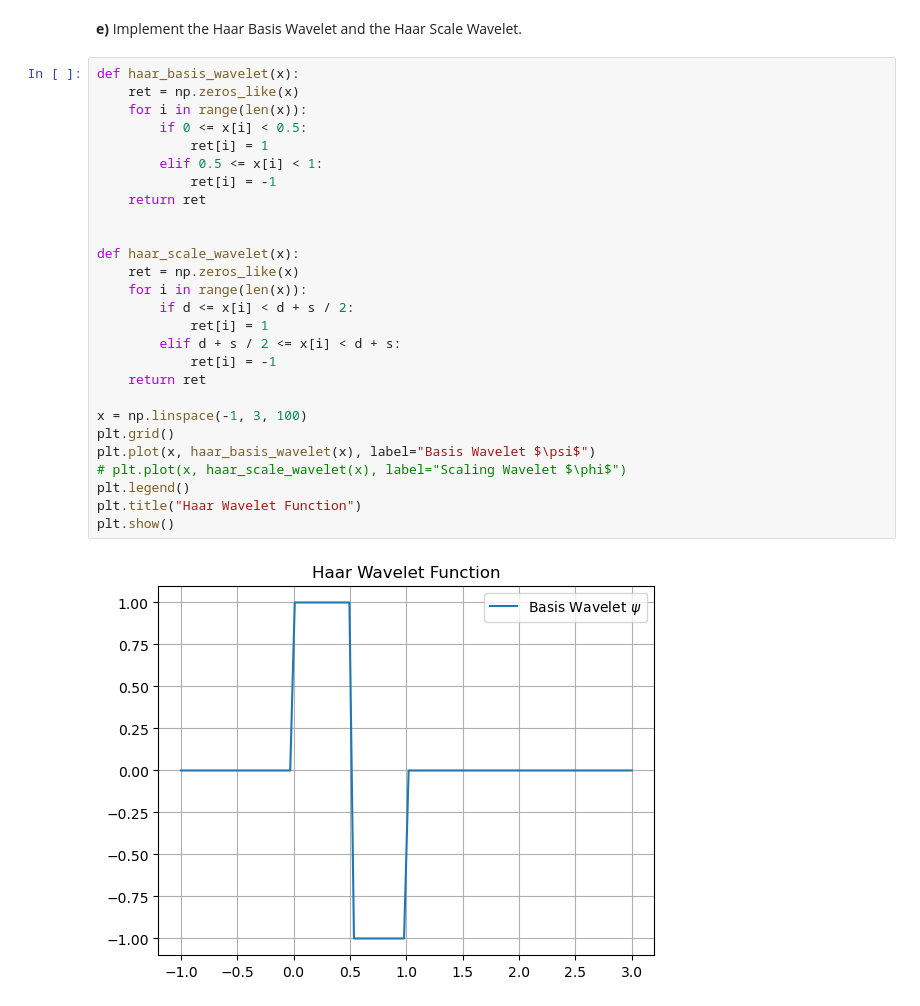
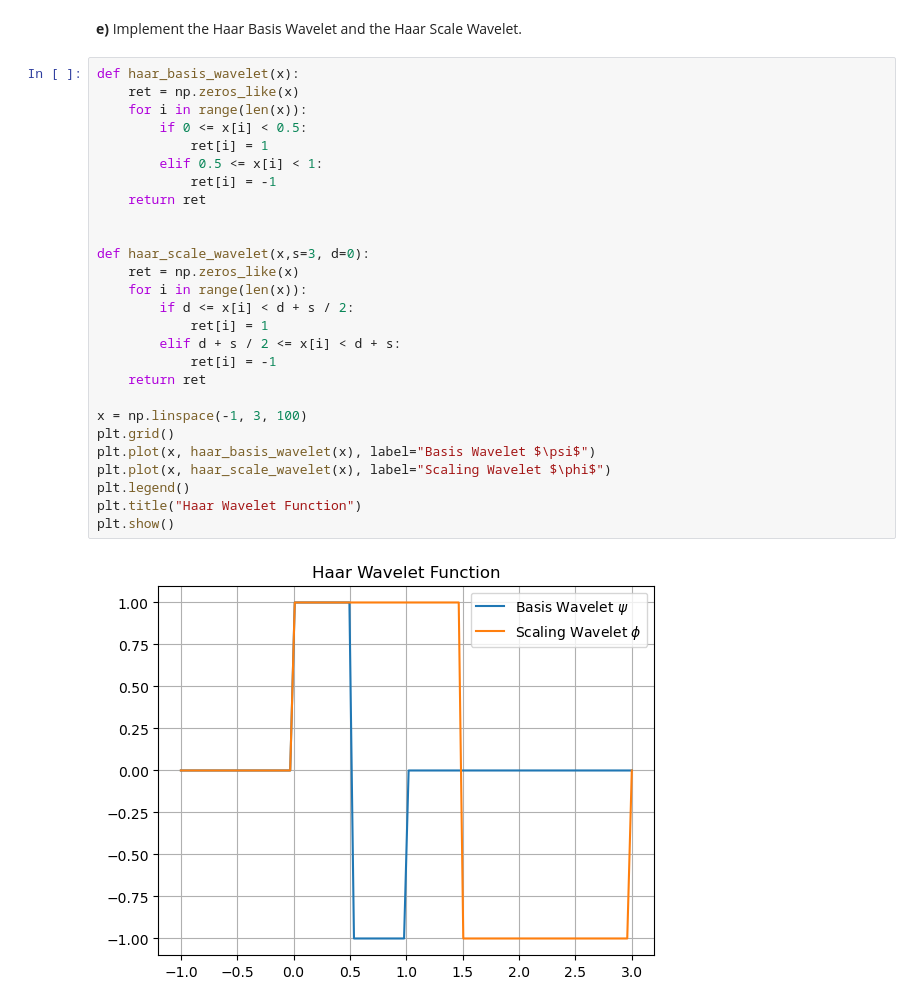
Before and after one commit to shuxton/computer-vision-homework, a Jupyter notebook: Sheet06/sheet06_shubham.ipynb, the cells around one changed output. Drawn from its saved outputs; the diff is of its cells as text.

```diff
--- a/Sheet06/sheet06_shubham.ipynb
+++ b/Sheet06/sheet06_shubham.ipynb
@@ -342,29 +342,29 @@ plt.show()
 # %%
 def haar_basis_wavelet(x):
     ret = np.zeros_like(x)
     for i in range(len(x)):
         if 0 <= x[i] < 0.5:
             ret[i] = 1
         elif 0.5 <= x[i] < 1:
             ret[i] = -1
     return ret
 
 
-def haar_scale_wavelet(x):
+def haar_scale_wavelet(x,s=3, d=0):
     ret = np.zeros_like(x)
     for i in range(len(x)):
         if d <= x[i] < d + s / 2:
             ret[i] = 1
         elif d + s / 2 <= x[i] < d + s:
             ret[i] = -1
     return ret
 
 x = np.linspace(-1, 3, 100)
 plt.grid()
 plt.plot(x, haar_basis_wavelet(x), label="Basis Wavelet $\psi$")
-# plt.plot(x, haar_scale_wavelet(x), label="Scaling Wavelet $\phi$")
+plt.plot(x, haar_scale_wavelet(x), label="Scaling Wavelet $\phi$")
 plt.legend()
 plt.title("Haar Wavelet Function")
 plt.show()
 # %% [output]
-[figure, old version]
+[figure, new version]
```
Also changed, not shown: 5 other files.
